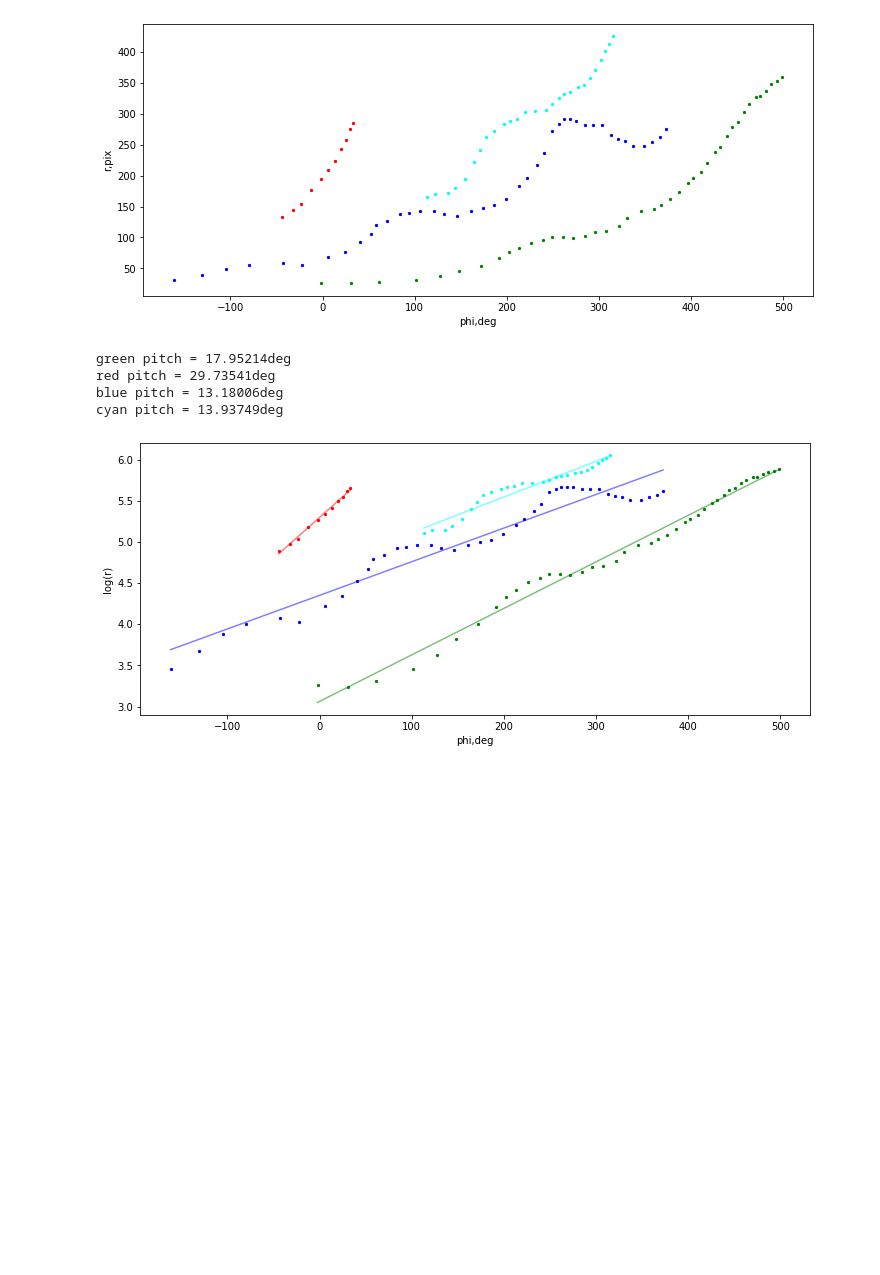
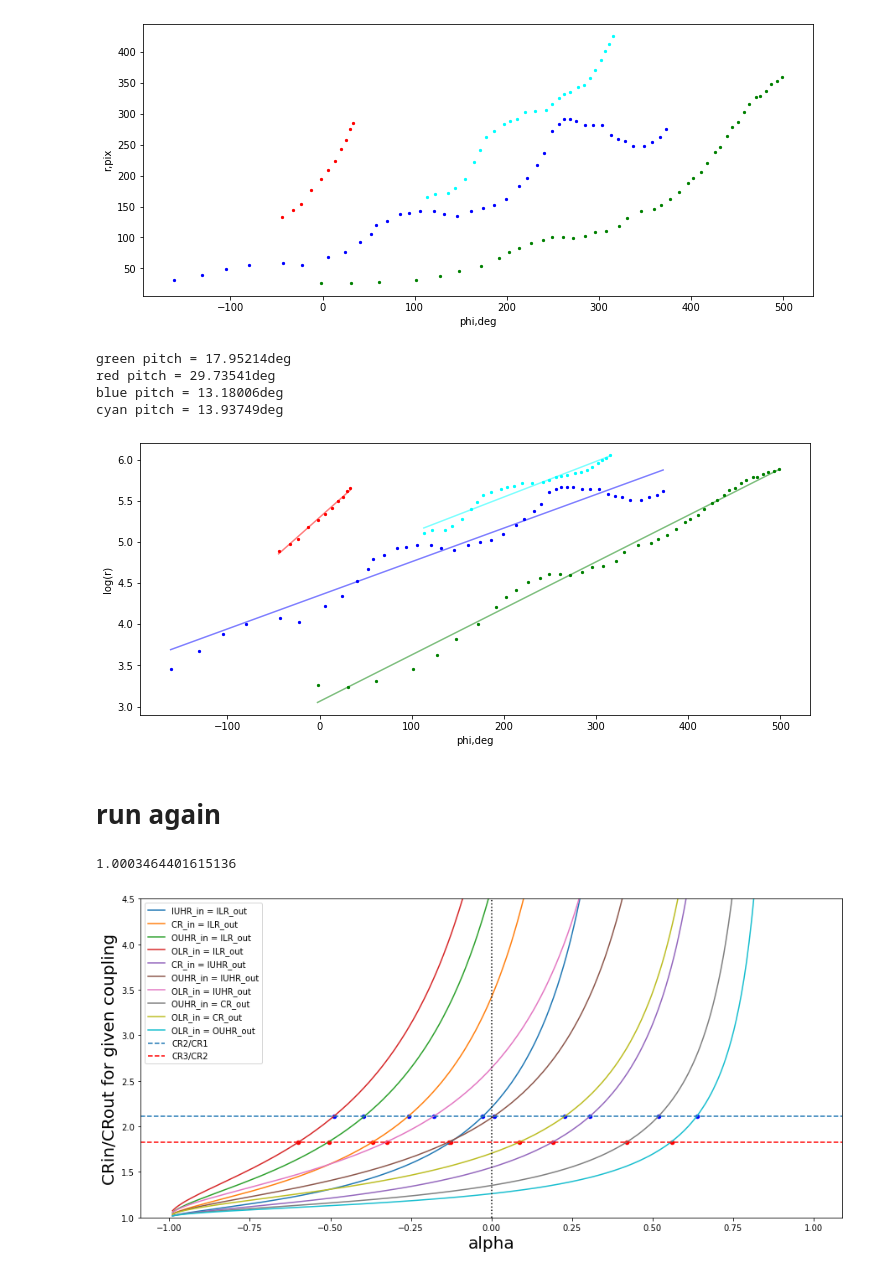
Before and after one commit to Amarchuk/crs_coupling, a Jupyter notebook: vrot_from_picture_tests.ipynb, the cells around one changed output. Cells and saved outputs as stored; diff of their text form; code cells hidden in the pictures; blank space fills up the shorter version.

```diff
--- a/vrot_from_picture_tests.ipynb
+++ b/vrot_from_picture_tests.ipynb
@@ -1241,3 +1245,83 @@ red pitch = 29.73541deg
 blue pitch = 13.18006deg
 cyan pitch = 13.93749deg
 [figure]
+# %% [markdown]
+# run again
+# %%
+def resonance_alpha(alpha, m=0):
+    rat = 1+sqrt(2)*sqrt(1+alpha)/m
+    return np.power(rat, 1/(1-alpha))
+# %%
+# for CR
+resonance_alpha(0.5, m=10000)
+# %% [output]
+1.0003464401615136
+# %%
+res_dict = {}
+al = np.linspace(-0.99, 0.99, 500)
+for m_ in [-4, -2, 1000, 2, 4]:
+    res = [resonance_alpha(al_, m=m_) for al_ in al]
+    res_dict[m_] = res
+# %%
+resonance_names = ['ILR', 'IUHR', 'CR', 'OUHR', 'OLR']
+
+# for NGC3893
+upomega_1 = 2.11
+upomega_2 = 1.83
+
+fig = plt.figure(figsize=[15, 7])
+al= np.linspace(-0.99, 0.99, 500)
+for ind1,m1 in enumerate([-2, -4, 1000, 4, 2]):
+    for ind2,m2 in enumerate([-2, -4, 1000, 4, 2]):
+        res1 = res_dict[m1]
+        res2 = res_dict[m2]
+        if ind2<=ind1:
+            continue
+        res = np.array(res2)/np.array(res1)
+        plt.plot(al, res, '-', label=f'{resonance_names[ind2]}_in = {resonance_names[ind1]}_out')
+
+
+plt.ylim(1.,4.5)
+plt.axhline(y=upomega_1, ls='--', label='CR2/CR1')
+# plt.axvline(x=0.31, ls=':', lw=2)
+# plt.axvline(x=0.52, ls=':')
+
+upomega1_alpha = []
+for ind1,m1 in enumerate([-2, -4, 1000, 4, 2]):
+    for ind2,m2 in enumerate([-2, -4, 1000, 4, 2]):
+        res1 = res_dict[m1]
+        res2 = res_dict[m2]
+        if ind2<=ind1:
+            continue
+        res = np.array(res2)/np.array(res1)
+        dd = (al[np.where(res>=upomega_1)[0][0]] + al[np.where(res<upomega_1)[0][-1]])*0.5
+        plt.scatter(dd, upomega_1, 20, color='b')
+        upomega1_alpha.append([dd, ind2, ind1])
+
+
+plt.axhline(y=upomega_2, ls='--', c='r', label='CR3/CR2')
+# plt.axvline(x=0.2, ls=':', c='r', lw=2)
+# plt.axvline(x=0.09, ls=':', c= 'r')
+
+upomega2_alpha = []
+for ind1,m1 in enumerate([-2, -4, 1000, 4, 2]):
+    for ind2,m2 in enumerate([-2, -4, 1000, 4, 2]):
+        res1 = res_dict[m1]
+        res2 = res_dict[m2]
+        if ind2<=ind1:
+            continue
+        res = np.array(res2)/np.array(res1)
+        dd = (al[np.where(res>=upomega_2)[0][0]] + al[np.where(res<upomega_2)[0][-1]])*0.5
+        plt.scatter(dd, upomega_2, 20, color='r')
+        upomega2_alpha.append([dd, ind2, ind1])
+
+
+# plt.axhline(y=1.71, ls='--', c='g', label='NGC628')
+plt.axvline(x=0, color='k', ls=':')
+
+plt.xlabel('alpha', fontsize=20)
+plt.ylabel('CRin/CRout for given coupling', fontsize=20)
+plt.legend()
+plt.show()
+# %% [output]
+[figure, added]
```
Also changed, not shown: parts of 10 cells of this notebook.
